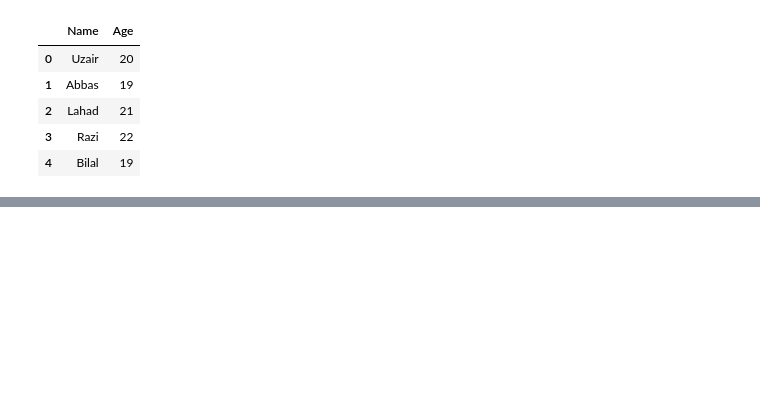
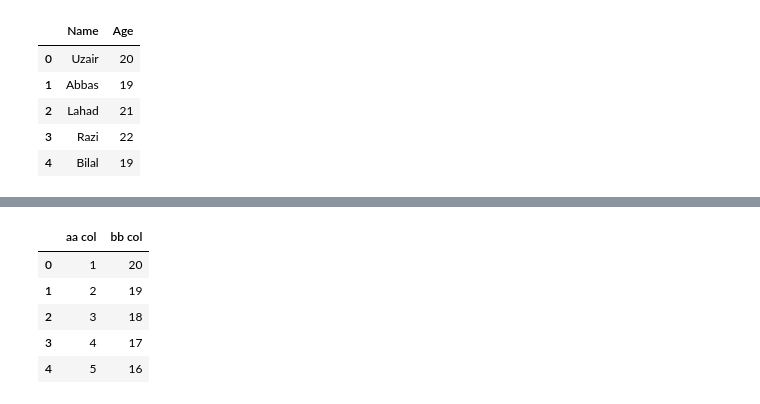
Before and after one commit to UzairHussain193/DataScience_with_Python, a Jupyter notebook: Chilla_2023/pandas_03.ipynb, the cells around one changed output, grey strips where cells are left out. Saved outputs shown, nothing was run; the diff lists cells and outputs as text; code cells hidden in the pictures; blank space fills up the shorter version.

```diff
--- a/Chilla_2023/pandas_03.ipynb
+++ b/Chilla_2023/pandas_03.ipynb
@@ -138,0 +150,12 @@ dfd
+# %%
+# to replace any character, string, lateral
+df.columns=df.columns.str.replace('_',' ')
+# %%
+df
+# %% [output]
+|  | aa col | bb col |
+| 0 | 1 | 20 |
+| 1 | 2 | 19 |
+| 2 | 3 | 18 |
+| 3 | 4 | 17 |
+| 4 | 5 | 16 |
```
Also changed, not shown: parts of 6 cells of this notebook.
